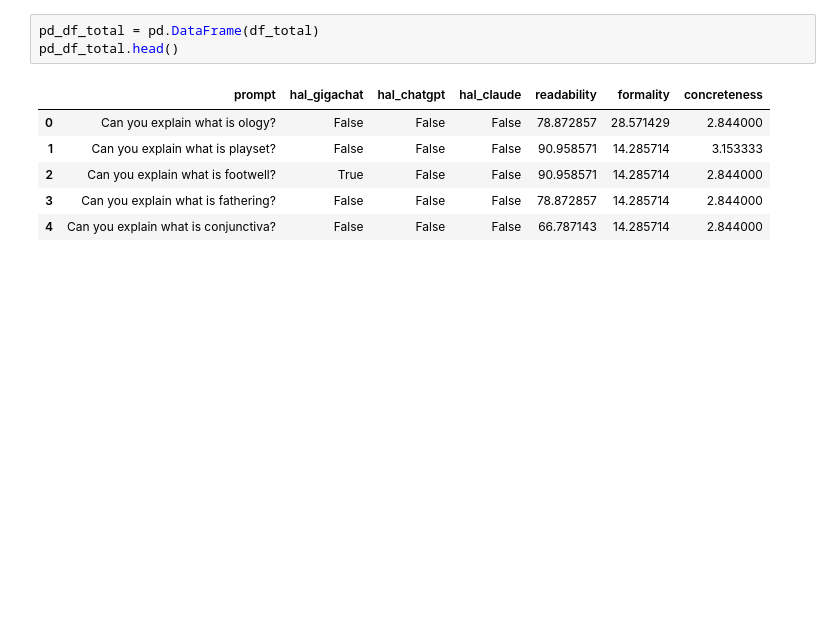
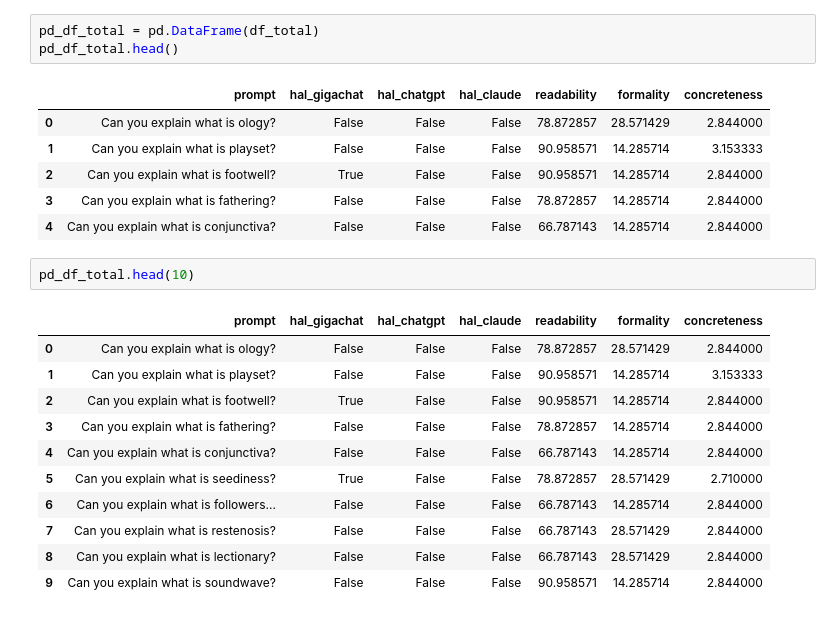
Before and after one commit to RukhovichIV/HSE-NIS-IDA-Methods, a Jupyter notebook: src/calculations.ipynb, the cells around one changed output. Saved outputs shown, nothing was run; the diff lists cells and outputs as text; blank space fills up the shorter version.

```diff
--- a/src/calculations.ipynb
+++ b/src/calculations.ipynb
@@ -283,4 +283,18 @@ pd_df_total.head()
 | 2 | Can you explain what is footwell? | True | False | False | 90.958571 | 14.285714 | 2.844000 |
 | 3 | Can you explain what is fathering? | False | False | False | 78.872857 | 14.285714 | 2.844000 |
 | 4 | Can you explain what is conjunctiva? | False | False | False | 66.787143 | 14.285714 | 2.844000 |
+# %%
+pd_df_total.head(10)
+# %% [output]
+|  | prompt | hal_gigachat | hal_chatgpt | hal_claude | readability | formality | concreteness |
+| 0 | Can you explain what is ology? | False | False | False | 78.872857 | 28.571429 | 2.844000 |
+| 1 | Can you explain what is playset? | False | False | False | 90.958571 | 14.285714 | 3.153333 |
+| 2 | Can you explain what is footwell? | True | False | False | 90.958571 | 14.285714 | 2.844000 |
+| 3 | Can you explain what is fathering? | False | False | False | 78.872857 | 14.285714 | 2.844000 |
+| 4 | Can you explain what is conjunctiva? | False | False | False | 66.787143 | 14.285714 | 2.844000 |
+| 5 | Can you explain what is seediness? | True | False | False | 78.872857 | 28.571429 | 2.710000 |
+| 6 | Can you explain what is followers... | False | False | False | 66.787143 | 14.285714 | 2.844000 |
+| 7 | Can you explain what is restenosis? | False | False | False | 66.787143 | 28.571429 | 2.844000 |
+| 8 | Can you explain what is lectionary? | False | False | False | 66.787143 | 28.571429 | 2.844000 |
+| 9 | Can you explain what is soundwave? | False | False | False | 90.958571 | 14.285714 | 2.844000 |
 # %%
```
Also changed, not shown: parts of 2 cells of this notebook, 1 other file.
